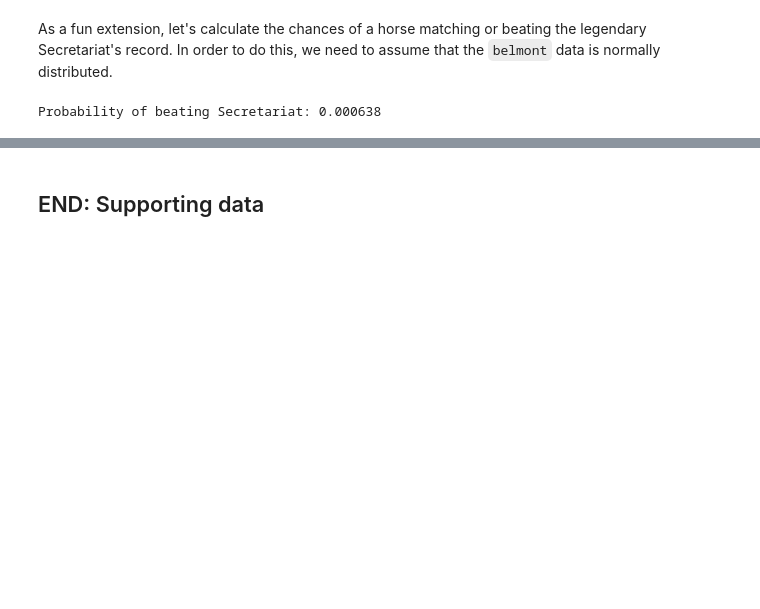
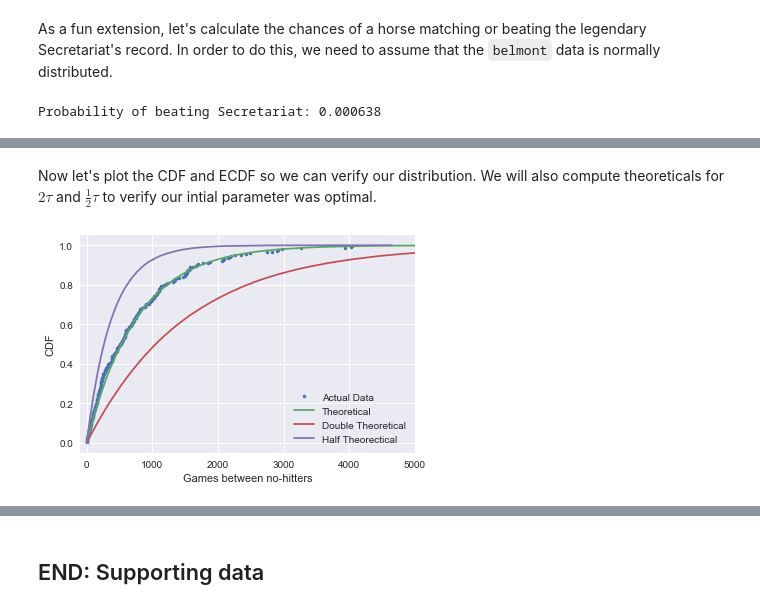
Before and after one commit to tjbergst/01_REF-notebooks, a Jupyter notebook: Stats_REF.ipynb, the cells around one changed output, grey strips where cells are left out. Drawn from its saved outputs; the diff is of its cells as text; code cells hidden in the pictures; blank space fills up the shorter version.

```diff
--- a/Stats_REF.ipynb
+++ b/Stats_REF.ipynb
@@ -338,0 +341,24 @@ plt.show()
+# %% [markdown]
+Now let's plot the CDF and ECDF so we can verify our distribution. We will also compute theoreticals for $2\tau$ and $\frac{1}{2}\tau$ to verify our intial parameter was optimal.
+# %%
+samples_double = np.random.exponential(2*tau,100000)
+samples_half = np.random.exponential(0.5*tau,100000)
+
+x,y = ecdf(nohitter_times)
+x_theor,y_theor = ecdf(samples)
+xdub_t,ydub_t = ecdf(samples_double)
+xhalf_t,yhalf_t = ecdf(samples_half)
+
+_ = plt.plot(x,y,marker='.',linestyle='none')
+_ = plt.plot(x_theor,y_theor)
+_ = plt.plot(xdub_t,ydub_t)
+_ = plt.plot(xhalf_t,yhalf_t)
+_ = plt.xlabel('Games between no-hitters')
+_ = plt.ylabel('CDF')
+_ = plt.legend((
+    'Actual Data','Theoretical','Double Theoretical','Half Theorectical')
+    ,loc='lower right')
+plt.xlim(-100, 5000)
+plt.show()
+# %% [output]
+[figure, added]
```
Also changed, not shown: parts of 66 cells of this notebook, 3 other files.
